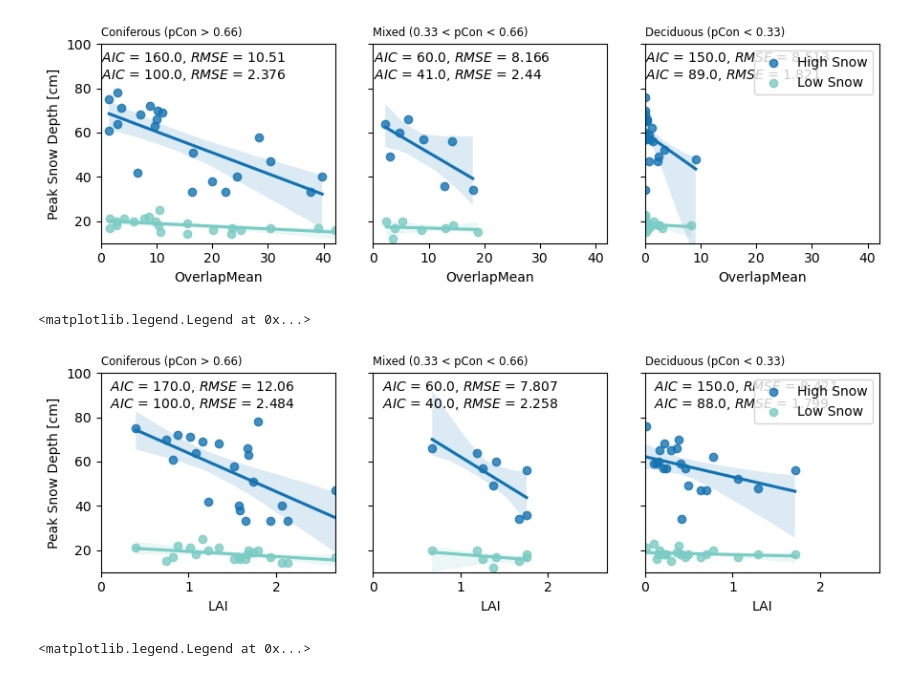
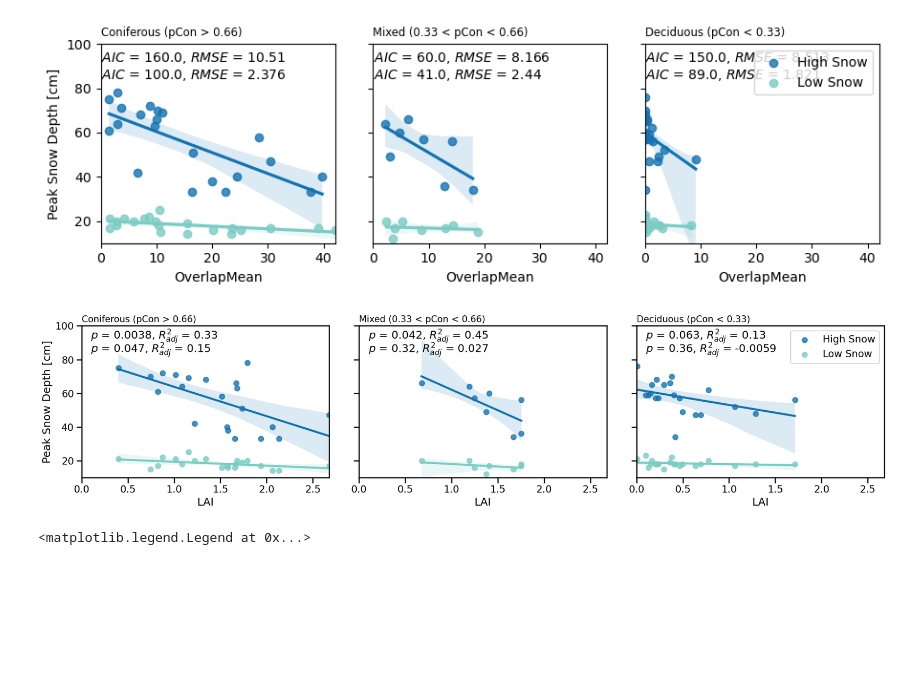
Before and after one commit to mwdjones/forest-canopy-model, a Jupyter notebook: 03_plot-model-3D.ipynb, the cells around one changed output. Drawn from its saved outputs; the diff is of its cells as text; code cells hidden in the pictures; blank space fills up the shorter version.

```diff
--- a/03_plot-model-3D.ipynb
+++ b/03_plot-model-3D.ipynb
@@ -25,6 +25,8 @@ pal
  (0.4795847750865052, 0.7984621299500193, 0.7695501730103806),
  (0.2601307189542484, 0.6509803921568628, 0.7999999999999999),
  (0.07497116493656286, 0.4526874279123414, 0.6969319492502883)]
+# %%
+sns.set_context('talk')
 # %%
 '''Import Data'''
 path = './modeloutput' # use your path
@@ -230,7 +232,7 @@ labels = ['Dense Deciduous', 'Mixed', 'Dense Coniferous']
 modDat['Bin'] = pd.cut(modDat['pCon'], include_lowest = True, bins = bins, labels = labels)
 
 #Plot
-fig, [ax1, ax2, ax3] = plt.subplots(1, 3, figsize = (9, 3),
+fig, [ax1, ax2, ax3] = plt.subplots(1, 3, figsize = (20, 5),
                                     sharex = True,
                                     sharey = True,
                                     layout = 'tight')
@@ -247,8 +249,10 @@ resultsDenseCon_high = smf.ols('maxDepth ~ LAI', data = modDat[(modDat.Bin == 'D
 resultsDenseCon_low = smf.ols('maxDepth ~ LAI', data = modDat[(modDat.Bin == 'Dense Coniferous') & (modDat.SYear == 2024)]).fit()
 y2023_1 = modDat[(modDat.Bin == 'Dense Coniferous') & (modDat.SYear == 2023)].maxDepth
 y2024_1 = modDat[(modDat.Bin == 'Dense Coniferous') & (modDat.SYear == 2024)].maxDepth
-ax1.text(0.1, 92, r'$ AIC $ = ' + str(round_sig(resultsDenseCon_high.aic, 2)) + r', $ RMSE $ = ' + str(round_sig(rmse(y2023_1, resultsDenseCon_high.fittedvalues), 4)))
-ax1.text(0.1, 84, r'$ AIC $ = ' + str(round_sig(resultsDenseCon_low.aic, 2)) + r', $ RMSE $ = ' + str(round_sig(rmse(y2024_1, resultsDenseCon_low.fittedvalues), 4)))
+#ax1.text(0.1, 92, r'$ AIC $ = ' + str(round_sig(resultsDenseCon_high.aic, 2)) + r', $ RMSE $ = ' + str(round_sig(rmse(y2023_1, resultsDenseCon_high.fittedvalues), 4)))
+ax1.text(0.1, 92, r'$ p $ = ' + str(round_sig(resultsDenseCon_high.pvalues.LAI, 2)) + r', $ R_{adj}^2 $ = ' + str(round_sig(resultsDenseCon_high.rsquared_adj, 2)))
+#ax1.text(0.1, 84, r'$ AIC $ = ' + str(round_sig(resultsDenseCon_low.aic, 2)) + r', $ RMSE $ = ' + str(round_sig(rmse(y2024_1, resultsDenseCon_low.fittedvalues), 4)))
+ax1.text(0.1, 84, r'$ p $ = ' + str(round_sig(resultsDenseCon_low.pvalues.LAI, 2)) + r', $ R_{adj}^2 $ = ' + str(round_sig(resultsDenseCon_low.rsquared_adj, 2)))
 ax1.set_title('Coniferous (pCon > 0.66)', fontsize='small', loc='left')
 ax1.set_ylabel('Peak Snow Depth [cm]')
 ax1.set_xlabel('LAI')
@@ -260,39 +264,43 @@ sns.regplot(data = modDat[(modDat.Bin == 'Mixed') & (modDat.SYear == 2024)], x =
             ax = ax2,
             color = pal[2])
 resultsMixed_high = smf.ols('maxDepth ~ LAI', data = modDat[(modDat.Bin == 'Mixed') & (modDat.SYear == 2023)]).fit()
 resultsMixed_low = smf.ols('maxDepth ~ LAI', data = modDat[(modDat.Bin == 'Mixed') & (modDat.SYear == 2024)]).fit()
 y2023_2 = modDat[(modDat.Bin == 'Mixed') & (modDat.SYear == 2023)].maxDepth
 y2024_2 = modDat[(modDat.Bin == 'Mixed') & (modDat.SYear == 2024)].maxDepth
-ax2.text(0.1, 92, r'$ AIC $ = ' + str(round_sig(resultsMixed_high.aic, 2)) + r', $ RMSE $ = ' + str(round_sig(rmse(y2023_2, resultsMixed_high.fittedvalues), 4)))
-ax2.text(0.1, 84, r'$ AIC $ = ' + str(round_sig(resultsMixed_low.aic, 2)) + r', $ RMSE $ = ' + str(round_sig(rmse(y2024_2, resultsMixed_low.fittedvalues), 4)))
+#ax2.text(0.1, 92, r'$ AIC $ = ' + str(round_sig(resultsMixed_high.aic, 2)) + r', $ RMSE $ = ' + str(round_sig(rmse(y2023_2, resultsMixed_high.fittedvalues), 4)))
+ax2.text(0.1, 92, r'$ p $ = ' + str(round_sig(resultsMixed_high.pvalues.LAI, 2)) + r', $ R_{adj}^2 $ = ' + str(round_sig(resultsMixed_high.rsquared_adj, 2)))
+#ax2.text(0.1, 84, r'$ AIC $ = ' + str(round_sig(resultsMixed_low.aic, 2)) + r', $ RMSE $ = ' + str(round_sig(rmse(y2024_2, resultsMixed_low.fittedvalues), 4)))
+ax2.text(0.1, 84, r'$ p $ = ' + str(round_sig(resultsMixed_low.pvalues.LAI, 2)) + r', $ R_{adj}^2 $ = ' + str(round_sig(resultsMixed_low.rsquared_adj, 2)))
 ax2.set_title('Mixed (0.33 < pCon < 0.66)', fontsize='small', loc='left')
 ax2.set_ylabel(' ')
 ax2.set_xlabel('LAI')
 
 sns.regplot(data = modDat[(modDat.Bin == 'Dense Deciduous') & (modDat.SYear == 2023)], x = 'LAI', y = 'maxDepth',
             ax = ax3,
             color = pal[4],
             label = 'High Snow')
 sns.regplot(data = modDat[(modDat.Bin == 'Dense Deciduous') & (modDat.SYear == 2024)], x = 'LAI', y = 'maxDepth',
             ax = ax3,
             color = pal[2],
             label = 'Low Snow')
 resultsDenseDec_high = smf.ols('maxDepth ~ LAI', data = modDat[(modDat.Bin == 'Dense Deciduous') & (modDat.SYear == 2023)]).fit()
 resultsDenseDec_low = smf.ols('maxDepth ~ LAI', data = modDat[(modDat.Bin == 'Dense Deciduous') & (modDat.SYear == 2024)]).fit()
 y2023_3 = modDat[(modDat.Bin == 'Dense Deciduous') & (modDat.SYear == 2023)].maxDepth
 y2024_3 = modDat[(modDat.Bin == 'Dense Deciduous') & (modDat.SYear == 2024)].maxDepth
-ax3.text(0.1, 92, r'$ AIC $ = ' + str(round_sig(resultsDenseDec_high.aic, 2)) + r', $ RMSE $ = ' + str(round_sig(rmse(y2023_3, resultsDenseDec_high.fittedvalues), 4)))
-ax3.text(0.1, 84, r'$ AIC $ = ' + str(round_sig(resultsDenseDec_low.aic, 2)) + r', $ RMSE $ = ' + str(round_sig(rmse(y2024_3, resultsDenseDec_low.fittedvalues), 4)))
+#ax3.text(0.1, 92, r'$ AIC $ = ' + str(round_sig(resultsDenseDec_high.aic, 2)) + r', $ RMSE $ = ' + str(round_sig(rmse(y2023_3, resultsDenseDec_high.fittedvalues), 4)))
+ax3.text(0.1, 92, r'$ p $ = ' + str(round_sig(resultsDenseDec_high.pvalues.LAI, 2)) + r', $ R_{adj}^2 $ = ' + str(round_sig(resultsDenseDec_high.rsquared_adj, 2)))
+#ax3.text(0.1, 84, r'$ AIC $ = ' + str(round_sig(resultsDenseDec_low.aic, 2)) + r', $ RMSE $ = ' + str(round_sig(rmse(y2024_3, resultsDenseDec_low.fittedvalues), 4)))
+ax3.text(0.1, 84, r'$ p $ = ' + str(round_sig(resultsDenseDec_low.pvalues.LAI, 2)) + r', $ R_{adj}^2 $ = ' + str(round_sig(resultsDenseDec_low.rsquared_adj, 2)))
 ax3.set_title('Deciduous (pCon < 0.33)', fontsize='small', loc='left')
 ax3.set_ylabel(' ')
 ax3.set_xlabel('LAI')
 
 ax1.set_xlim(0, max(modDat.LAI))
 ax1.set_ylim(10, 100)
 ax3.legend(bbox_to_anchor = (1, 1))
+plt.savefig('./figures/WaterSciCon/lai_covertype_breakdown.pdf')
 # %% [output]
-<matplotlib.legend.Legend at 0x...>
-[figure, old version]
+[figure, new version]
 # %%
 #Model error vs pCo
 modDat['pCo'] = modDat['Co']/modDat['n']
```
Also changed, not shown: parts of 9 cells of this notebook, 16 other files.
